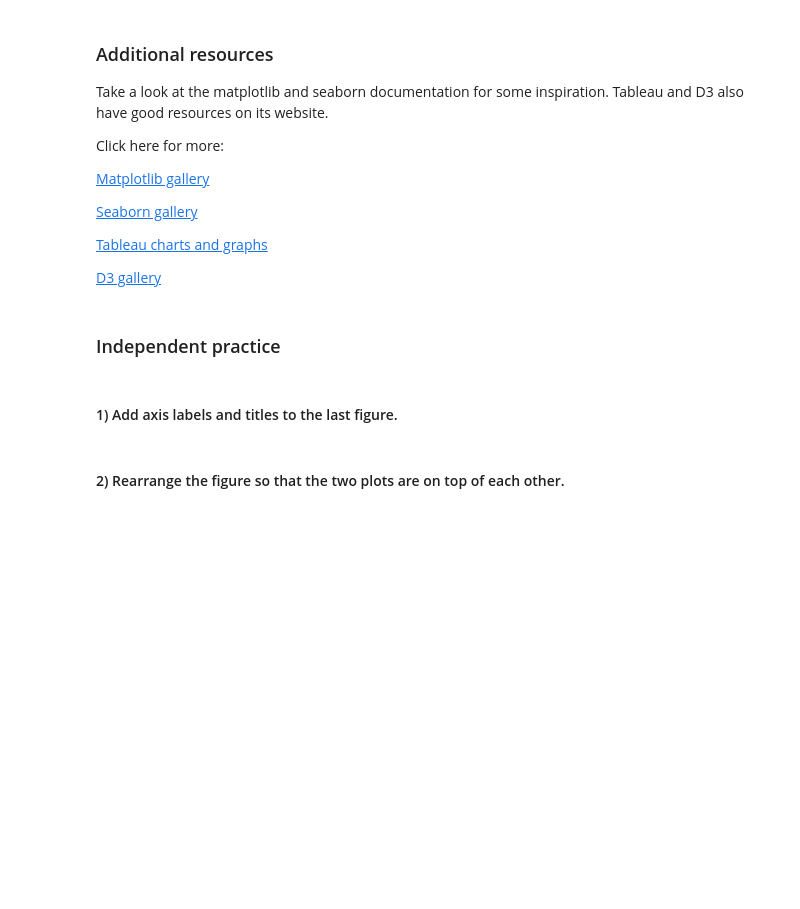
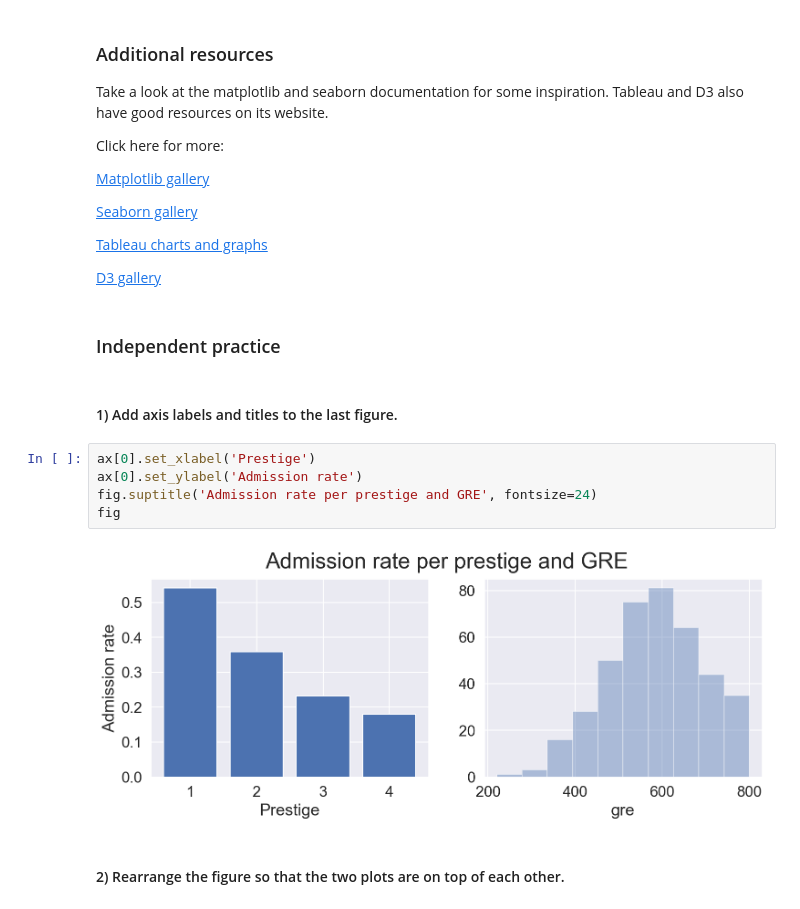
Before and after one commit to a3o1m2/DSI11-lessons, a Jupyter notebook: week01/day5_datavis/data-visualisation/plotting_lesson.ipynb, the cells around one changed output. Drawn from its saved outputs; the diff is of its cells as text; blank space fills up the shorter version.

```diff
--- a/week01/day5_datavis/data-visualisation/plotting_lesson.ipynb
+++ b/week01/day5_datavis/data-visualisation/plotting_lesson.ipynb
@@ -317,5 +317,12 @@ Click here for more:
 ### Independent practice
 # %% [markdown]
 #### 1) Add axis labels and titles to the last figure.
+# %%
+ax[0].set_xlabel('Prestige')
+ax[0].set_ylabel('Admission rate')
+fig.suptitle('Admission rate per prestige and GRE', fontsize=24)
+fig
+# %% [output]
+[figure, added]
 # %% [markdown]
 #### 2) Rearrange the figure so that the two plots are on top of each other.
```
Also changed, not shown: parts of 13 cells of this notebook, 5 other files.
